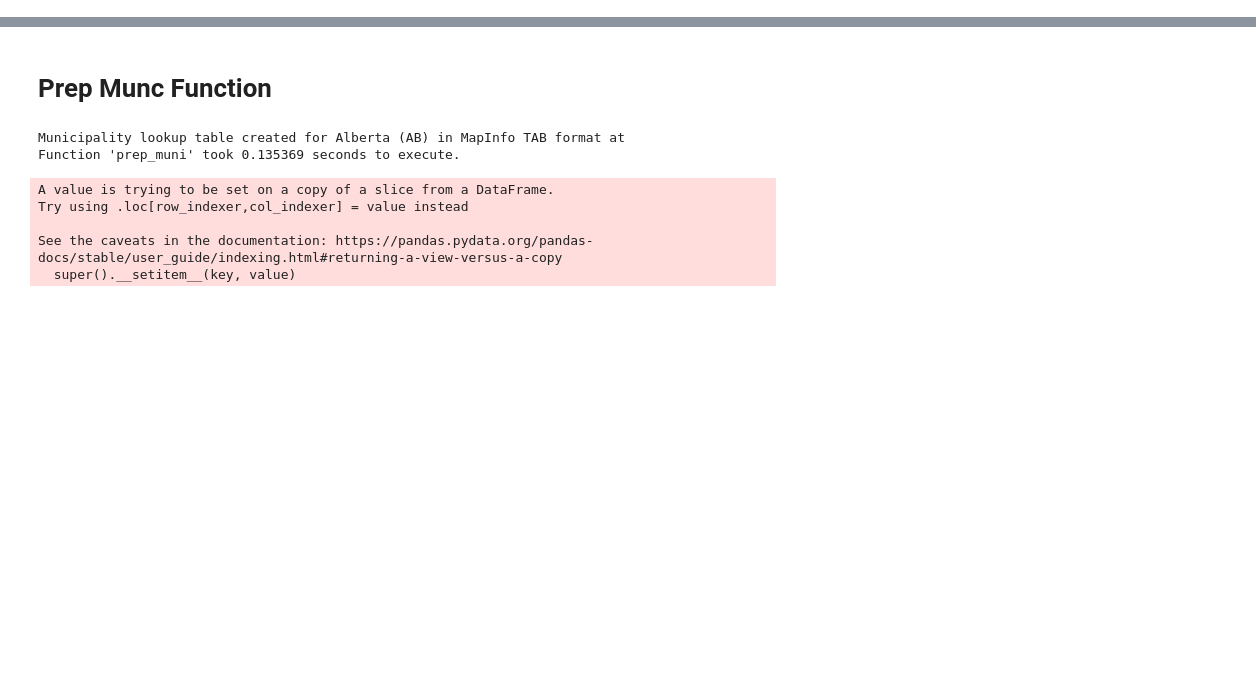
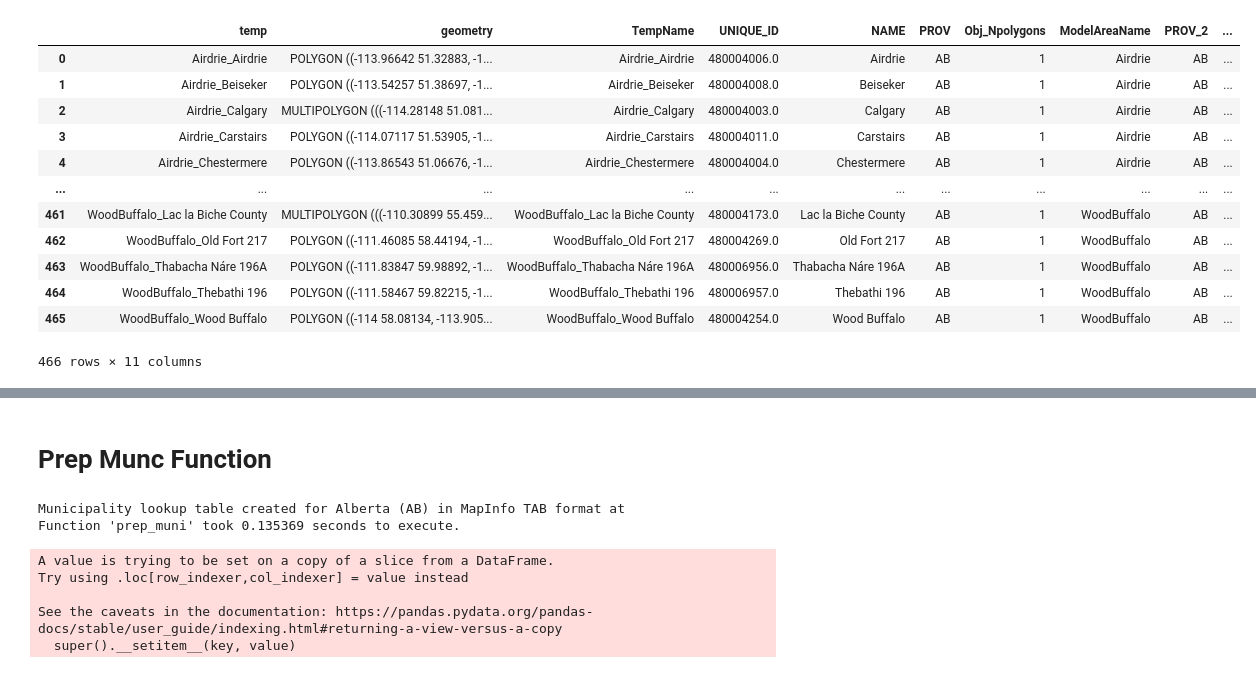
Before and after one commit to Laxmi884/PSTR, a Jupyter notebook: Functions.ipynb, the cells around one changed output, grey strips where cells are left out. Saved outputs shown, nothing was run; the diff lists cells and outputs as text; code cells hidden in the pictures; blank space fills up the shorter version.

Commit message:
changed prep_muni function to use overlay instead of join

```diff
--- a/Functions.ipynb
+++ b/Functions.ipynb
@@ -67,0 +91,27 @@ pd.set_option('display.max_columns', None)
+# %%
+merged = multi_polys.dissolve(by='TempName',as_index = False)
+# %%
+single_polys = gpd.overlay(single_polys,model_areas,how='intersection')
+single_polys['TempName'] = single_polys['ModelAreaName']+"_"+single_polys['NAME']
+single_polys = single_polys.dissolve(by='TempName',as_index = False)
+# %%
+merged = pd.concat([merged,single_polys])
+# %%
+merged['Polygon_type'] = merged.geometry.apply(lambda g: g.geom_type)
+# %%
+merged= merged.rename(columns={'PROV_1': 'PROV'})
+merged
+# %% [output]
+|  | temp | geometry | TempName | UNIQUE_ID | NAME | PROV | Obj_Npolygons | ModelAreaName | PROV_2 | ... |
+| 0 | Airdrie_Airdrie | POLYGON ((-113.96642 51.32883, -1... | Airdrie_Airdrie | 480004006.0 | Airdrie | AB | 1 | Airdrie | AB | ... |
+| 1 | Airdrie_Beiseker | POLYGON ((-113.54257 51.38697, -1... | Airdrie_Beiseker | 480004008.0 | Beiseker | AB | 1 | Airdrie | AB | ... |
+| 2 | Airdrie_Calgary | MULTIPOLYGON (((-114.28148 51.081... | Airdrie_Calgary | 480004003.0 | Calgary | AB | 1 | Airdrie | AB | ... |
+| 3 | Airdrie_Carstairs | POLYGON ((-114.07117 51.53905, -1... | Airdrie_Carstairs | 480004011.0 | Carstairs | AB | 1 | Airdrie | AB | ... |
+| 4 | Airdrie_Chestermere | POLYGON ((-113.86543 51.06676, -1... | Airdrie_Chestermere | 480004004.0 | Chestermere | AB | 1 | Airdrie | AB | ... |
+| ... | ... | ... | ... | ... | ... | ... | ... | ... | ... | ... |
+| 461 | WoodBuffalo_Lac la Biche County | MULTIPOLYGON (((-110.30899 55.459... | WoodBuffalo_Lac la Biche County | 480004173.0 | Lac la Biche County | AB | 1 | WoodBuffalo | AB | ... |
+| 462 | WoodBuffalo_Old Fort 217 | POLYGON ((-111.46085 58.44194, -1... | WoodBuffalo_Old Fort 217 | 480004269.0 | Old Fort 217 | AB | 1 | WoodBuffalo | AB | ... |
+| 463 | WoodBuffalo_Thabacha Náre 196A | POLYGON ((-111.83847 59.98892, -1... | WoodBuffalo_Thabacha Náre 196A | 480006956.0 | Thabacha Náre 196A | AB | 1 | WoodBuffalo | AB | ... |
+| 464 | WoodBuffalo_Thebathi 196 | POLYGON ((-111.58467 59.82215, -1... | WoodBuffalo_Thebathi 196 | 480006957.0 | Thebathi 196 | AB | 1 | WoodBuffalo | AB | ... |
+| 465 | WoodBuffalo_Wood Buffalo | POLYGON ((-114 58.08134, -113.905... | WoodBuffalo_Wood Buffalo | 480004254.0 | Wood Buffalo | AB | 1 | WoodBuffalo | AB | ... |
+466 rows × 11 columns
```
Also changed, not shown: parts of 7 cells of this notebook.
